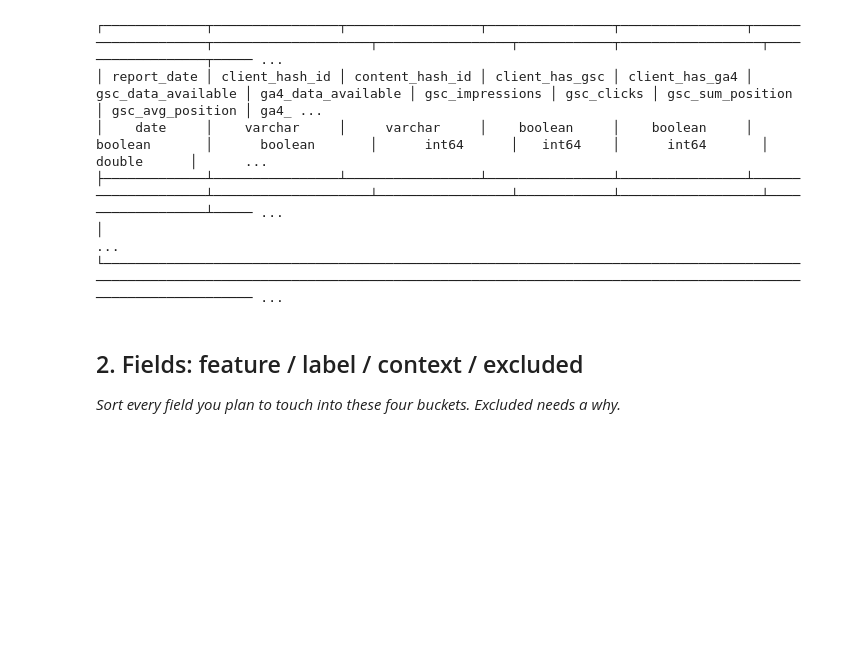
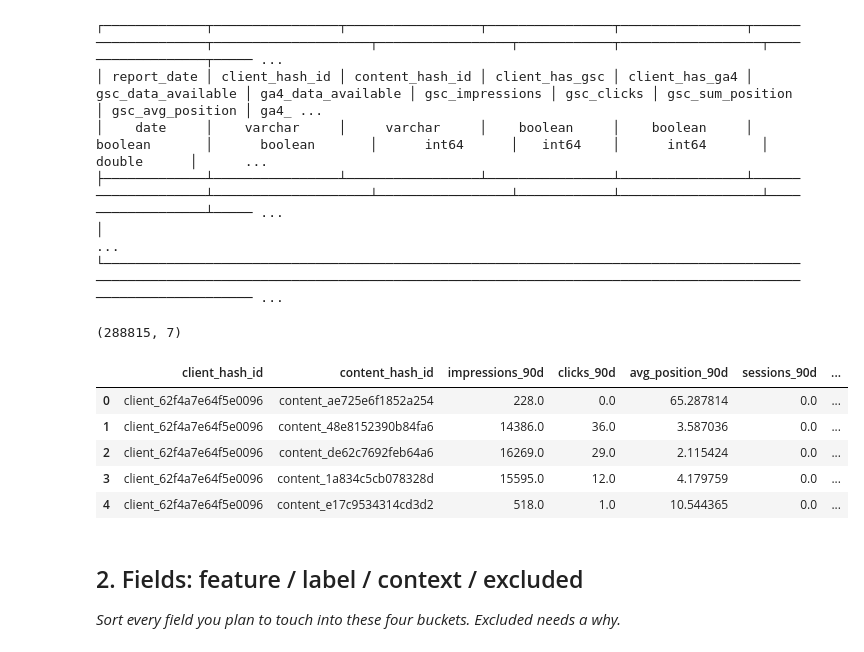
Before and after one commit to MissNaliaka/SEO-Content-Opportunity-Scoring, a Jupyter notebook: work/notebooks/w03_data_contract.ipynb, the cells around one changed output. Drawn from its saved outputs; the diff is of its cells as text; code cells hidden in the pictures; blank space fills up the shorter version.

```diff
--- a/work/notebooks/w03_data_contract.ipynb
+++ b/work/notebooks/w03_data_contract.ipynb
@@ -135,6 +135,35 @@ con.sql(f"""
 ├─────────────┴────────────────┴─────────────────┴────────────────┴────────────────┴────────────────────┴────────────────────┴─────────────────┴────────────┴──────────────────┴──────────────────┴───── ...
 │                                                                                                                                                                                                        ...
 └─────────────────────────────────────────────────────────────────────────────────────────────────────────────────────────────────────────────────────────────────────────────────────────────────────── ...
+# %%
+feature_df = con.sql(f"""
+    SELECT
+        client_hash_id,
+        content_hash_id,
+        SUM(gsc_impressions) AS impressions_90d,
+        SUM(gsc_clicks) AS clicks_90d,
+        AVG(gsc_avg_position) AS avg_position_90d,
+        SUM(ga4_sessions) AS sessions_90d,
+        COUNT(*) AS days_with_data
+    FROM read_parquet([{", ".join(feature_paths)}])
+    WHERE report_date BETWEEN DATE '2025-12-31' AND DATE '2026-03-31'
+      AND client_hash_id IN (
+          SELECT client_hash_id FROM read_parquet('{rel}/dim_clients.parquet')
+          WHERE gsc_data_start <= DATE '2025-12-31'
+      )
+    GROUP BY client_hash_id, content_hash_id
+""").df()
+
+print(feature_df.shape)
+feature_df.head()
+# %% [output]
+(288815, 7)
+|  | client_hash_id | content_hash_id | impressions_90d | clicks_90d | avg_position_90d | sessions_90d | ... |
+| 0 | client_62f4a7e64f5e0096 | content_ae725e6f1852a254 | 228.0 | 0.0 | 65.287814 | 0.0 | ... |
+| 1 | client_62f4a7e64f5e0096 | content_48e8152390b84fa6 | 14386.0 | 36.0 | 3.587036 | 0.0 | ... |
+| 2 | client_62f4a7e64f5e0096 | content_de62c7692feb64a6 | 16269.0 | 29.0 | 2.115424 | 0.0 | ... |
+| 3 | client_62f4a7e64f5e0096 | content_1a834c5cb078328d | 15595.0 | 12.0 | 4.179759 | 0.0 | ... |
+| 4 | client_62f4a7e64f5e0096 | content_e17c9534314cd3d2 | 518.0 | 1.0 | 10.544365 | 0.0 | ... |
 # %% [markdown]
 ## 2. Fields: feature / label / context / excluded
 
```
